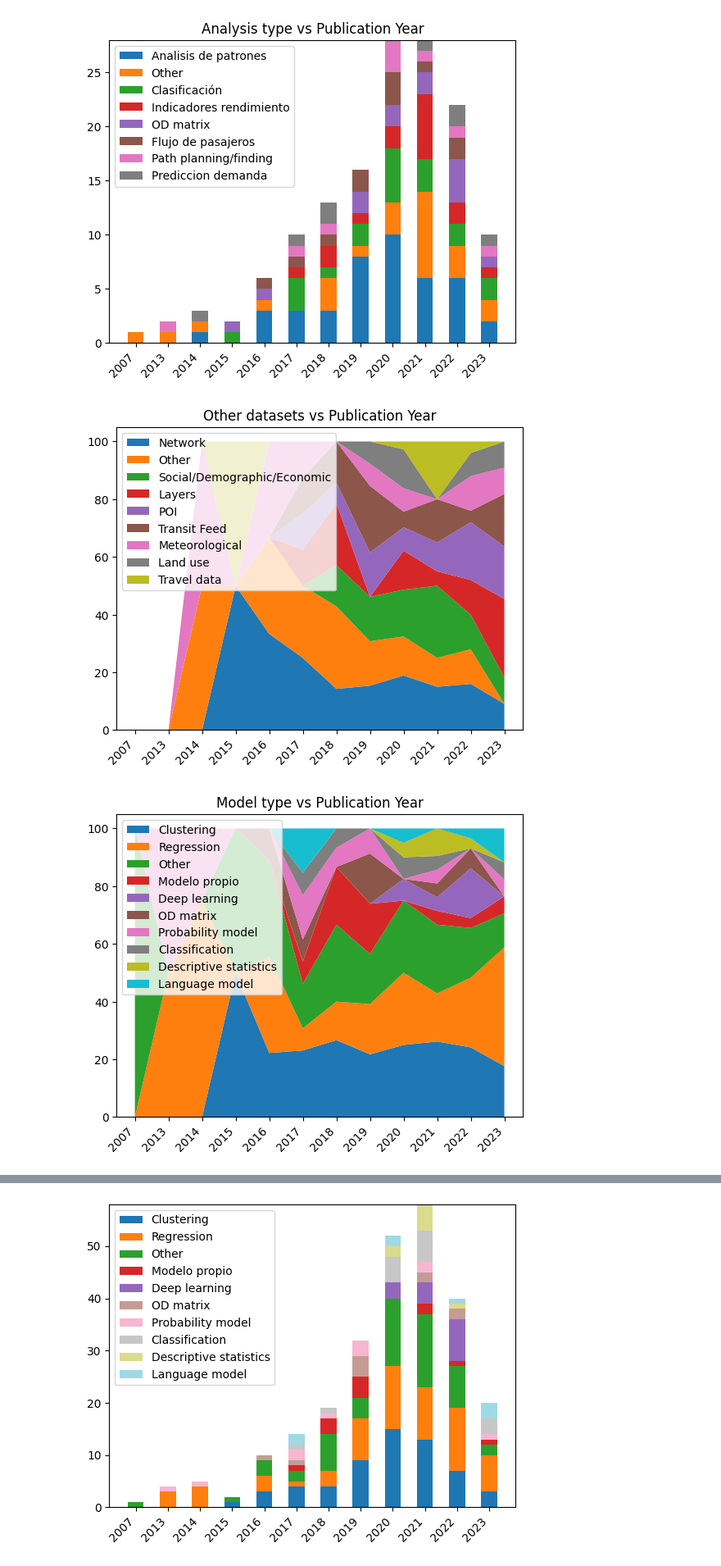
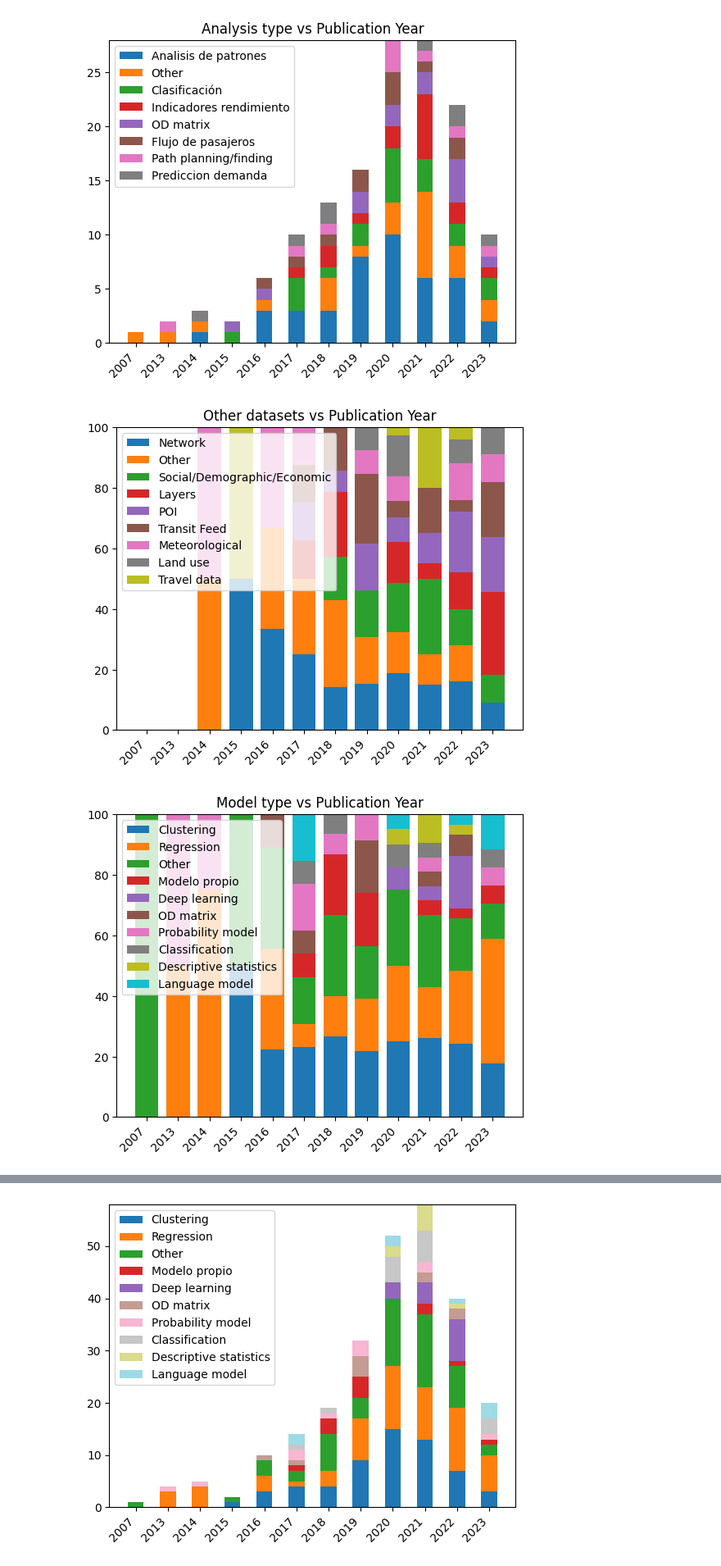
Before and after one commit to GeoTecINIT/smartcard-systematic-mapping-review, a Jupyter notebook: Analisis.ipynb, the cells around one changed output, grey strips where cells are left out. Shown at 82% size. Drawn from its saved outputs; the diff is of its cells as text; code cells hidden in the pictures.

```diff
--- a/Analisis.ipynb
+++ b/Analisis.ipynb
@@ -186,8 +186,10 @@ for column in array_columns:
     plot_list = sorted(plot_list, key=itemgetter(1), reverse=True)
     x, y = zip(*plot_list[:10])
 
+    plt.figure(figsize=(10, 8))
     plt.xticks(rotation=45, ha="right")
     plt.bar(x, y)
-    plt.savefig("img/test" + str(column) + ".pdf")
+    plt.subplots_adjust(bottom=0.28)
+    plt.savefig("img/test" + str(column) + ".svg", format="svg")
     plt.show()
 # %% [output]
@@ -330,36 +332,36 @@ for column_to_plot in columns_to_plot:
     years = sorted(list(set(data["Publication Year"])))
     weights_x = dict.fromkeys(x_array, 0)
     for x in weights_x.keys():
         weights_x[x] = []
 
     for x in x_array:
         for year in years:
             if (x, year) not in aggregated_table.index:
                 weights_x[x].append(0)
                 continue
             weights_x[x].append(aggregated_table.loc[(x, year)]["ID"])
 
     sums=[0]*len(weights_x[x])
     for i in range(len(weights_x[x])):
         for x in x_array:
             sums[i] += weights_x[x][i]
 
     for x in x_array:
         for i, sum in enumerate(sums):
             if sum != 0:
                 weights_x[x][i] = weights_x[x][i] / sum *100
 
     fig, ax = plt.subplots()
     bottom = np.zeros(len(years))
     width = 0.75
-    p = ax.stackplot(list(map(str, years)), weights_x.values(), labels=weights_x.keys())
-    # for x, weight_count in weights_x.items():
-    # p = ax.bar(list(map(str, years)), weight_count, width=width, label=x, bottom=bottom)
-    # bottom += weight_count
+    # p = ax.stackplot(list(map(str, years)), weights_x.values(), labels=weights_x.keys())
+    for x, weight_count in weights_x.items():
+        p = ax.bar(list(map(str, years)), weight_count, width=width, label=x, bottom=bottom)
+        bottom += weight_count
     ax.set_title(column_to_plot + " vs Publication Year")
     ax.legend(loc="upper left")
     plt.xticks(rotation=45, ha="right")
     plt.show()
 # %% [output]
-[figure, old version]
+[figure, new version]
-[figure, old version]
+[figure, new version]
```
Also changed, not shown: parts of 6 cells of this notebook.
